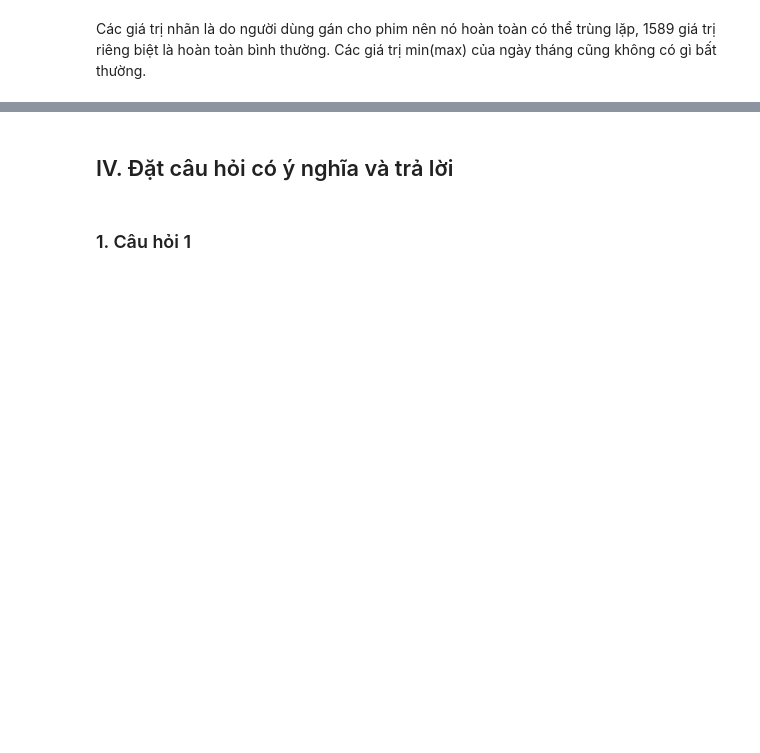
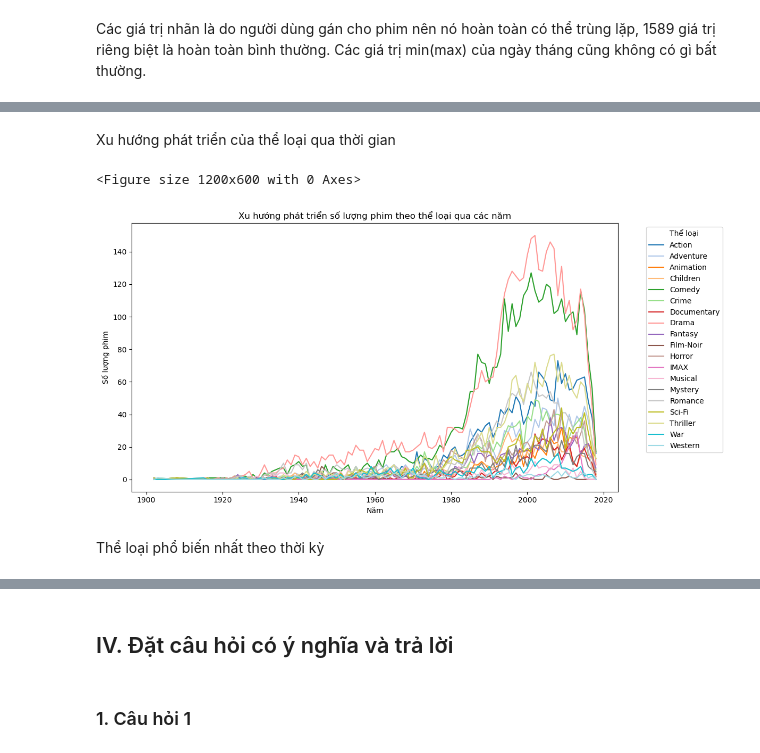
Before and after one commit to miavox/CSC17104-Final-Project, a Jupyter notebook: Project/Final_project.ipynb, the cells around one changed output, grey strips where cells are left out. Cells and saved outputs as stored; diff of their text form; code cells hidden in the pictures; blank space fills up the shorter version.

```diff
--- a/Project/Final_project.ipynb
+++ b/Project/Final_project.ipynb
@@ -359,0 +457,23 @@ Các giá trị nhãn là do người dùng gán cho phim nên nó hoàn toàn c
+# %% [markdown]
+Xu hướng phát triển của thể loại qua thời gian
+# %%
+# Trích xuất năm từ tiêu đề phim
+movies['year'] = movies['title'].str.extract(r'\((\d{4})\)').astype(float)
+
+# Đếm số lượng phim theo năm và từng thể loại
+genre_trend = movies.groupby('year')[genre_columns].sum()
+
+# Vẽ biểu đồ xu hướng
+plt.figure(figsize=(12, 6))
+genre_trend.plot(kind='line', figsize=(12, 6), colormap='tab20')
+plt.title('Xu hướng phát triển số lượng phim theo thể loại qua các năm')
+plt.xlabel('Năm')
+plt.ylabel('Số lượng phim')
+plt.legend(title='Thể loại', bbox_to_anchor=(1.05, 1), loc='upper left')
+plt.tight_layout()
+plt.show()
+# %% [output]
+<Figure size 1200x600 with 0 Axes>
+[figure, added]
+# %% [markdown]
+Thể loại phổ biến nhất theo thời kỳ
```
Also changed, not shown: parts of 18 cells of this notebook, 1 other file.
